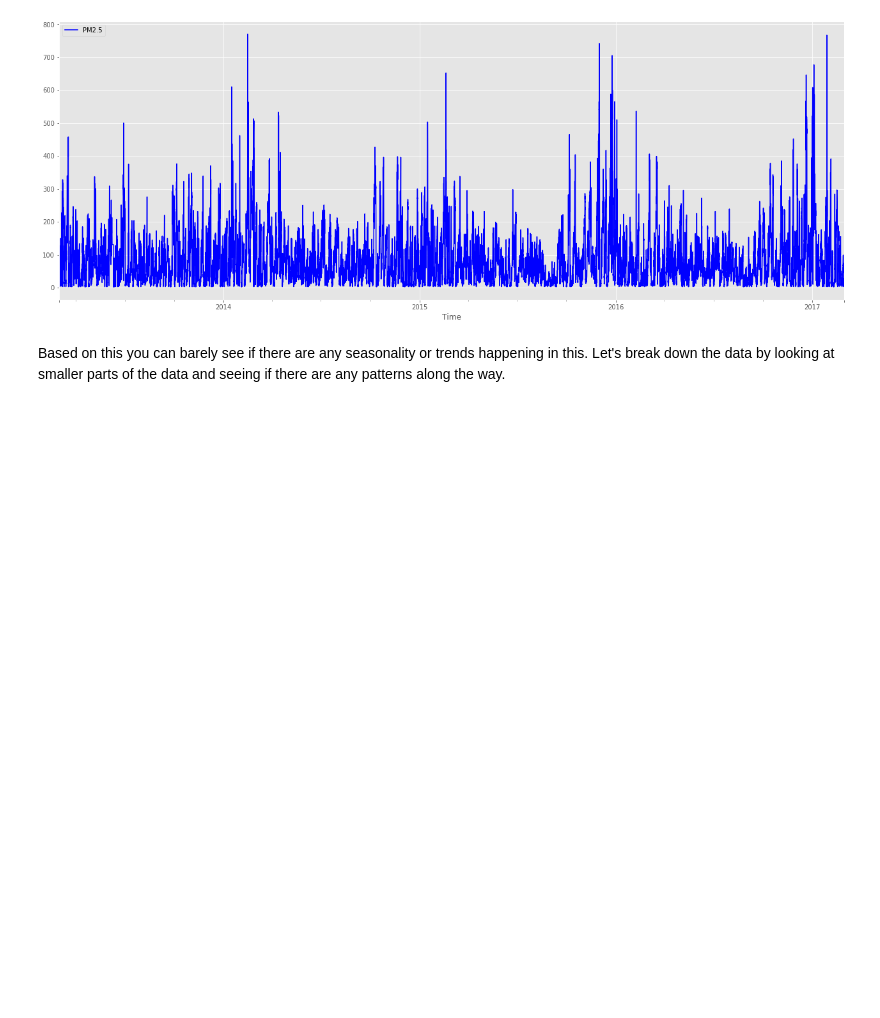
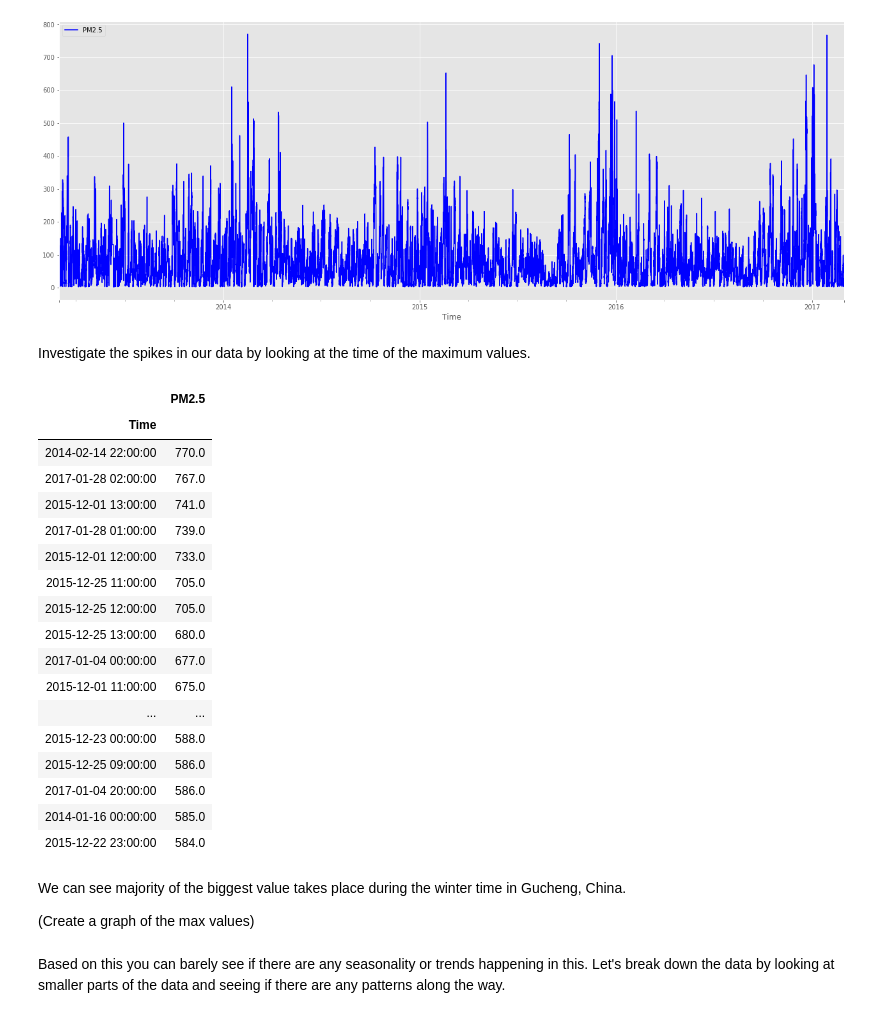
Before and after one commit to andypeng93/Capstone_Project, a Jupyter notebook: Capstone_Project.ipynb, the cells around one changed output. Saved outputs shown, nothing was run; the diff lists cells and outputs as text; code cells hidden in the pictures; blank space fills up the shorter version.

```diff
--- a/Capstone_Project.ipynb
+++ b/Capstone_Project.ipynb
@@ -107,6 +107,33 @@ dataf.plot(figsize = (22,8), color = 'b')
 plt.show()
 # %% [output]
 [figure]
+# %% [markdown]
+Investigate the spikes in our data by looking at the time of the maximum values.
+# %%
+dataf.sort_values(by = 'PM2.5', ascending = False).head(40)
+# %% [output]
+|  | PM2.5 |
+| Time |  |
+| 2014-02-14 22:00:00 | 770.0 |
+| 2017-01-28 02:00:00 | 767.0 |
+| 2015-12-01 13:00:00 | 741.0 |
+| 2017-01-28 01:00:00 | 739.0 |
+| 2015-12-01 12:00:00 | 733.0 |
+| 2015-12-25 11:00:00 | 705.0 |
+| 2015-12-25 12:00:00 | 705.0 |
+| 2015-12-25 13:00:00 | 680.0 |
+| 2017-01-04 00:00:00 | 677.0 |
+| 2015-12-01 11:00:00 | 675.0 |
+| ... | ... |
+| 2015-12-23 00:00:00 | 588.0 |
+| 2015-12-25 09:00:00 | 586.0 |
+| 2017-01-04 20:00:00 | 586.0 |
+| 2014-01-16 00:00:00 | 585.0 |
+| 2015-12-22 23:00:00 | 584.0 |
+# %% [markdown]
+We can see majority of the biggest value takes place during the winter time in Gucheng, China.
+
+(Create a graph of the max values)
 # %% [markdown]
 Based on this you can barely see if there are any seasonality or trends happening in this. Let's break down the data by looking at smaller parts of the data and seeing if there are any patterns along the way.
 # %%
```
